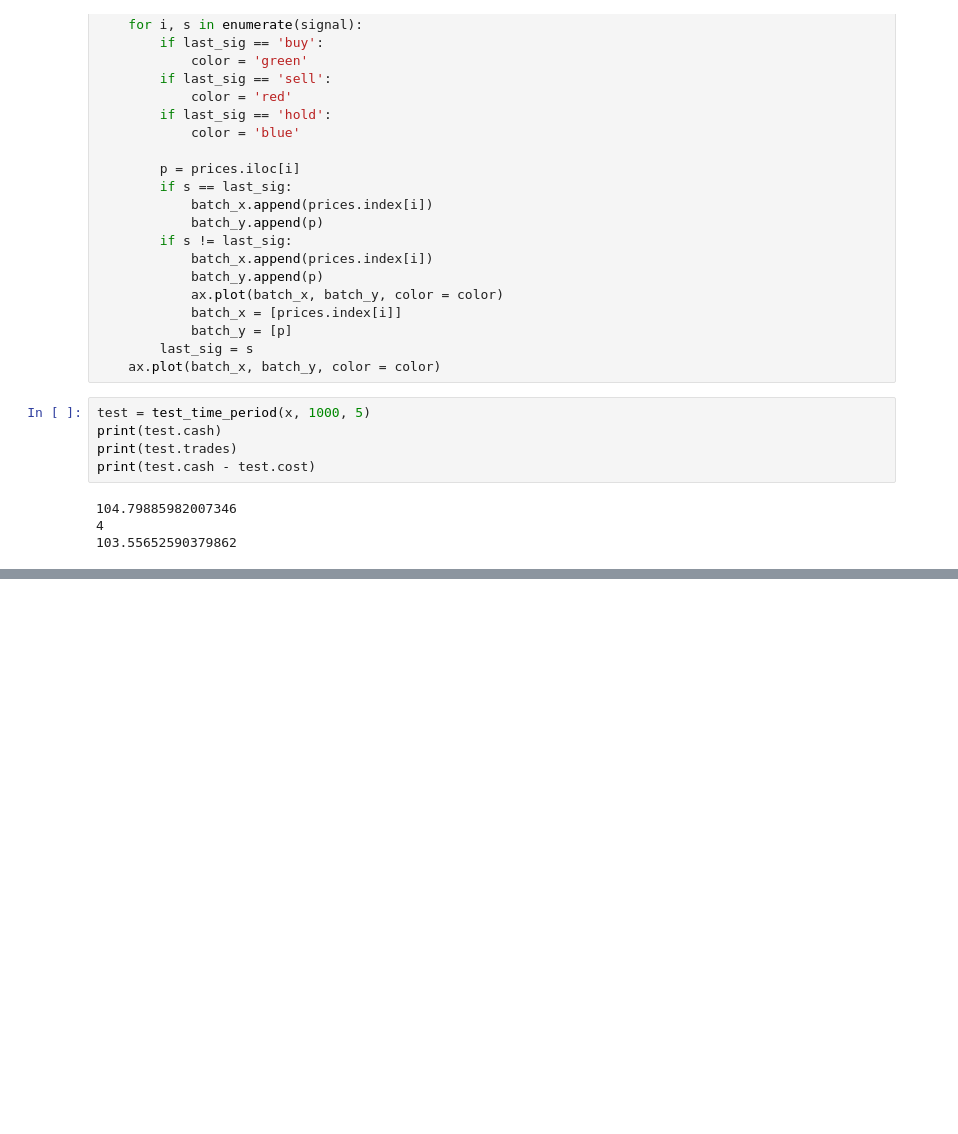
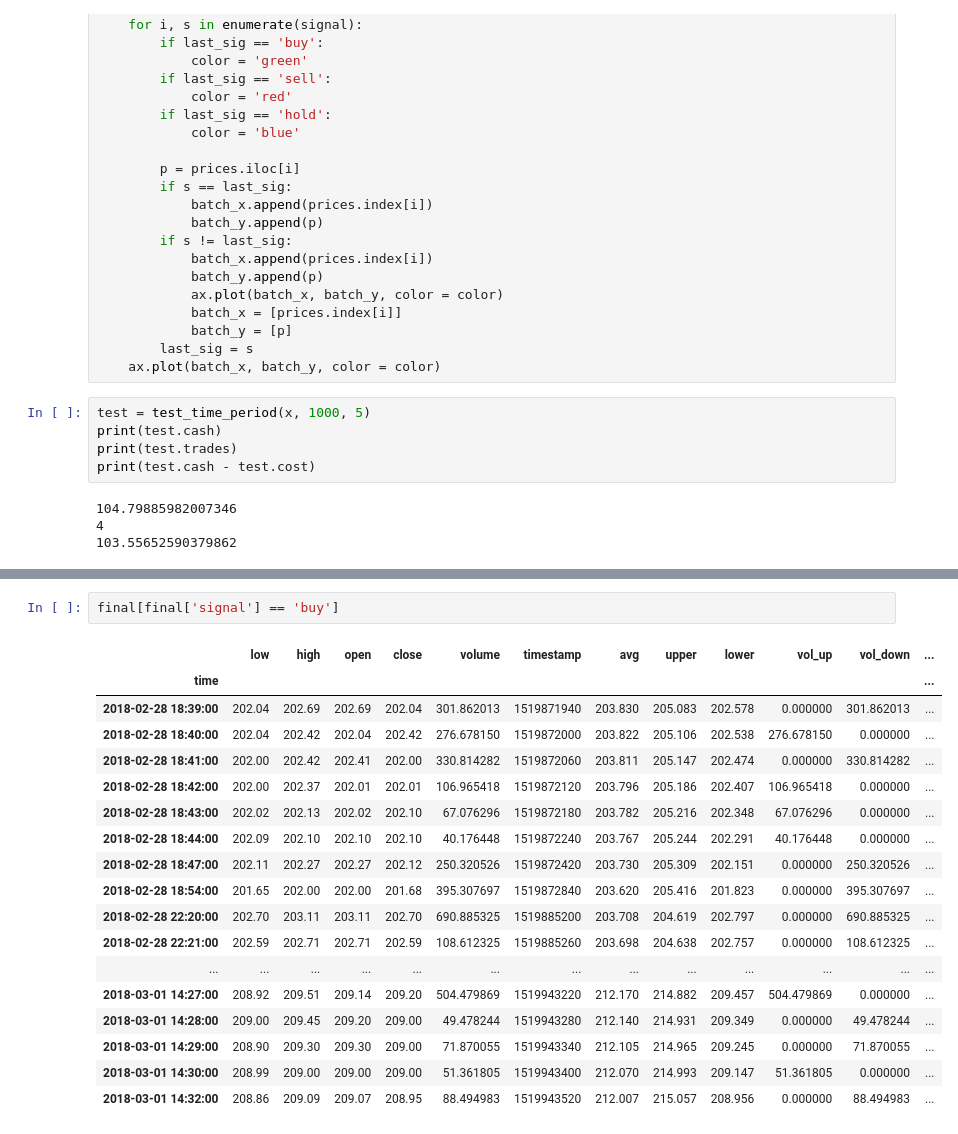
Before and after one commit to 2yan/Super-Simple, a Jupyter notebook: thresholding.ipynb, the cells around one changed output, grey strips where cells are left out. Drawn from its saved outputs; the diff is of its cells as text; blank space fills up the shorter version.

```diff
--- a/thresholding.ipynb
+++ b/thresholding.ipynb
@@ -320,0 +349,21 @@ plt.show()
+# %%
+final[final['signal'] == 'buy']
+# %% [output]
+|  | low | high | open | close | volume | timestamp | avg | upper | lower | vol_up | vol_down | ... |
+| time |  |  |  |  |  |  |  |  |  |  |  | ... |
+| 2018-02-28 18:39:00 | 202.04 | 202.69 | 202.69 | 202.04 | 301.862013 | 1519871940 | 203.830 | 205.083 | 202.578 | 0.000000 | 301.862013 | ... |
+| 2018-02-28 18:40:00 | 202.04 | 202.42 | 202.04 | 202.42 | 276.678150 | 1519872000 | 203.822 | 205.106 | 202.538 | 276.678150 | 0.000000 | ... |
+| 2018-02-28 18:41:00 | 202.00 | 202.42 | 202.41 | 202.00 | 330.814282 | 1519872060 | 203.811 | 205.147 | 202.474 | 0.000000 | 330.814282 | ... |
+| 2018-02-28 18:42:00 | 202.00 | 202.37 | 202.01 | 202.01 | 106.965418 | 1519872120 | 203.796 | 205.186 | 202.407 | 106.965418 | 0.000000 | ... |
+| 2018-02-28 18:43:00 | 202.02 | 202.13 | 202.02 | 202.10 | 67.076296 | 1519872180 | 203.782 | 205.216 | 202.348 | 67.076296 | 0.000000 | ... |
+| 2018-02-28 18:44:00 | 202.09 | 202.10 | 202.10 | 202.10 | 40.176448 | 1519872240 | 203.767 | 205.244 | 202.291 | 40.176448 | 0.000000 | ... |
+| 2018-02-28 18:47:00 | 202.11 | 202.27 | 202.27 | 202.12 | 250.320526 | 1519872420 | 203.730 | 205.309 | 202.151 | 0.000000 | 250.320526 | ... |
+| 2018-02-28 18:54:00 | 201.65 | 202.00 | 202.00 | 201.68 | 395.307697 | 1519872840 | 203.620 | 205.416 | 201.823 | 0.000000 | 395.307697 | ... |
+| 2018-02-28 22:20:00 | 202.70 | 203.11 | 203.11 | 202.70 | 690.885325 | 1519885200 | 203.708 | 204.619 | 202.797 | 0.000000 | 690.885325 | ... |
+| 2018-02-28 22:21:00 | 202.59 | 202.71 | 202.71 | 202.59 | 108.612325 | 1519885260 | 203.698 | 204.638 | 202.757 | 0.000000 | 108.612325 | ... |
+| ... | ... | ... | ... | ... | ... | ... | ... | ... | ... | ... | ... | ... |
+| 2018-03-01 14:27:00 | 208.92 | 209.51 | 209.14 | 209.20 | 504.479869 | 1519943220 | 212.170 | 214.882 | 209.457 | 504.479869 | 0.000000 | ... |
+| 2018-03-01 14:28:00 | 209.00 | 209.45 | 209.20 | 209.00 | 49.478244 | 1519943280 | 212.140 | 214.931 | 209.349 | 0.000000 | 49.478244 | ... |
+| 2018-03-01 14:29:00 | 208.90 | 209.30 | 209.30 | 209.00 | 71.870055 | 1519943340 | 212.105 | 214.965 | 209.245 | 0.000000 | 71.870055 | ... |
+| 2018-03-01 14:30:00 | 208.99 | 209.00 | 209.00 | 209.00 | 51.361805 | 1519943400 | 212.070 | 214.993 | 209.147 | 51.361805 | 0.000000 | ... |
+| 2018-03-01 14:32:00 | 208.86 | 209.09 | 209.07 | 208.95 | 88.494983 | 1519943520 | 212.007 | 215.057 | 208.956 | 0.000000 | 88.494983 | ... |
```
Also changed, not shown: parts of 6 cells of this notebook.
